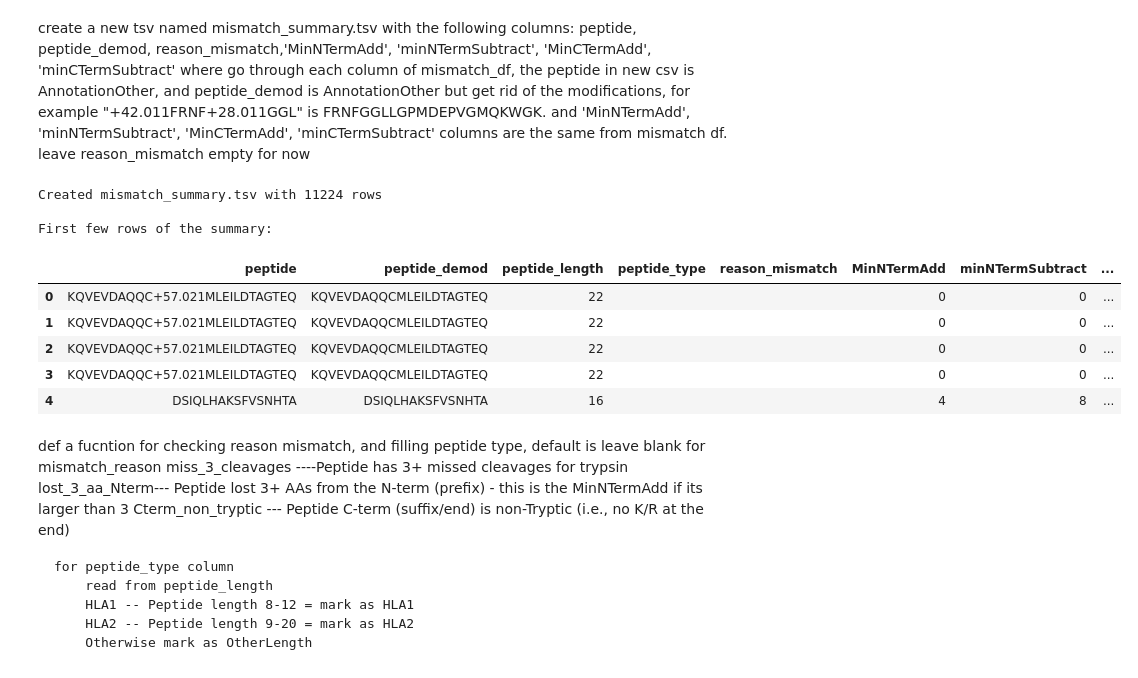
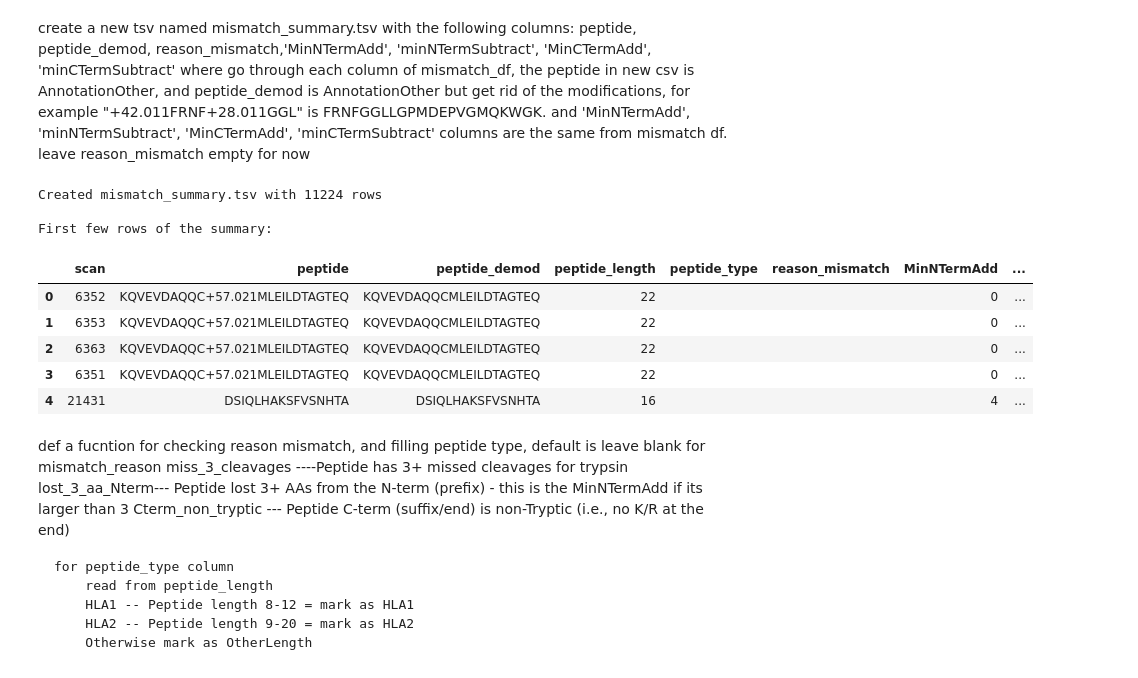
Before and after one commit to Daniel-Xkan/Protein_id_reanalysis, a Jupyter notebook: MassiveKB_vs_PA/psm_compare/mismatch_summary.ipynb, the cells around one changed output. Saved outputs shown, nothing was run; the diff lists cells and outputs as text; code cells hidden in the pictures.

Commit message:
put scan number in mismatch summary

```diff
--- a/MassiveKB_vs_PA/psm_compare/mismatch_summary.ipynb
+++ b/MassiveKB_vs_PA/psm_compare/mismatch_summary.ipynb
@@ -31,39 +31,40 @@ def remove_modifications(peptide_string):
     """Remove modification annotations from peptide sequence"""
     if pd.isna(peptide_string):
         return ''
     # Remove modification patterns like +42.011, +28.011, etc.
     cleaned = re.sub(r'\+[\d.]+', '', str(peptide_string))
     return cleaned
 
 # Create the new dataframe with required columns
 summary_df = pd.DataFrame({
+    'scan': mismatch_df['Scan'],
     'peptide': mismatch_df['AnnotationOther'],
     'peptide_demod': mismatch_df['AnnotationOther'].apply(remove_modifications),
     'peptide_length': mismatch_df['AnnotationOther'].apply(remove_modifications).apply(len),
     'peptide_type':'',
     'reason_mismatch': '',  # Empty for now as requested
     'MinNTermAdd': mismatch_df['MinNTermAdd'],
     'minNTermSubtract': mismatch_df['minNTermSubtract'],
     'MinCTermAdd': mismatch_df['MinCTermAdd'],
     'minCTermSubtract': mismatch_df['minCTermSubtract']
 })
 
 # Save to TSV file
 summary_df.to_csv('mismatch_summary.tsv', sep='\t', index=False)
 
 print(f"Created mismatch_summary.tsv with {len(summary_df)} rows")
 print("\nFirst few rows of the summary:")
 summary_df.head()
 # %% [output]
 Created mismatch_summary.tsv with 11224 rows
 
 First few rows of the summary:
-|  | peptide | peptide_demod | peptide_length | peptide_type | reason_mismatch | MinNTermAdd | minNTermSubtract | ... |
-| 0 | KQVEVDAQQC+57.021MLEILDTAGTEQ | KQVEVDAQQCMLEILDTAGTEQ | 22 |  |  | 0 | 0 | ... |
-| 1 | KQVEVDAQQC+57.021MLEILDTAGTEQ | KQVEVDAQQCMLEILDTAGTEQ | 22 |  |  | 0 | 0 | ... |
-| 2 | KQVEVDAQQC+57.021MLEILDTAGTEQ | KQVEVDAQQCMLEILDTAGTEQ | 22 |  |  | 0 | 0 | ... |
-| 3 | KQVEVDAQQC+57.021MLEILDTAGTEQ | KQVEVDAQQCMLEILDTAGTEQ | 22 |  |  | 0 | 0 | ... |
-| 4 | DSIQLHAKSFVSNHTA | DSIQLHAKSFVSNHTA | 16 |  |  | 4 | 8 | ... |
+|  | scan | peptide | peptide_demod | peptide_length | peptide_type | reason_mismatch | MinNTermAdd | ... |
+| 0 | 6352 | KQVEVDAQQC+57.021MLEILDTAGTEQ | KQVEVDAQQCMLEILDTAGTEQ | 22 |  |  | 0 | ... |
+| 1 | 6353 | KQVEVDAQQC+57.021MLEILDTAGTEQ | KQVEVDAQQCMLEILDTAGTEQ | 22 |  |  | 0 | ... |
+| 2 | 6363 | KQVEVDAQQC+57.021MLEILDTAGTEQ | KQVEVDAQQCMLEILDTAGTEQ | 22 |  |  | 0 | ... |
+| 3 | 6351 | KQVEVDAQQC+57.021MLEILDTAGTEQ | KQVEVDAQQCMLEILDTAGTEQ | 22 |  |  | 0 | ... |
+| 4 | 21431 | DSIQLHAKSFVSNHTA | DSIQLHAKSFVSNHTA | 16 |  |  | 4 | ... |
 # %% [markdown]
 def a fucntion for checking reason mismatch, and filling peptide type,  default is leave blank for mismatch_reason
     miss_3_cleavages ----Peptide has 3+ missed cleavages for trypsin
```
Also changed, not shown: parts of 2 cells of this notebook.
